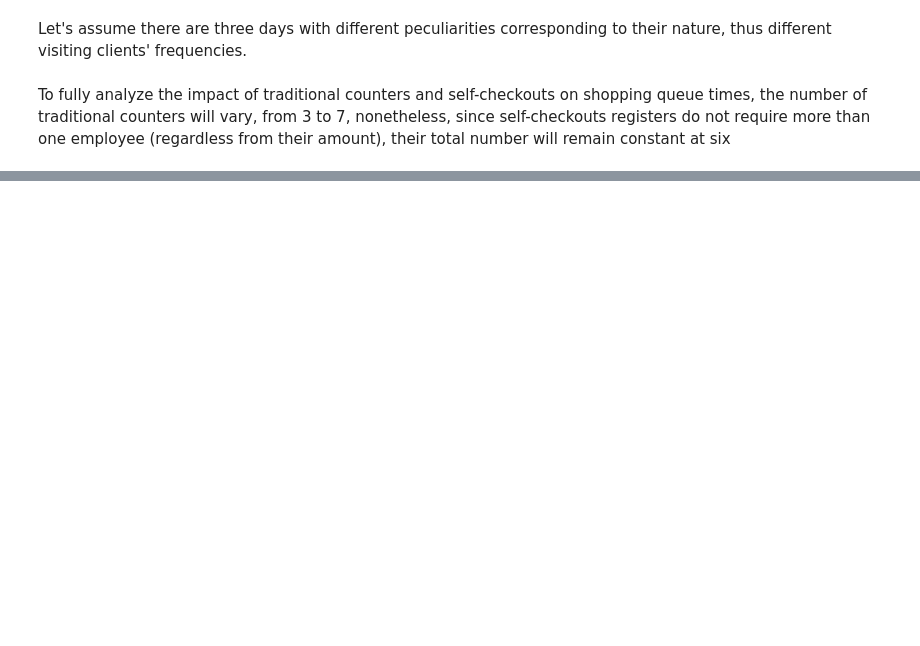
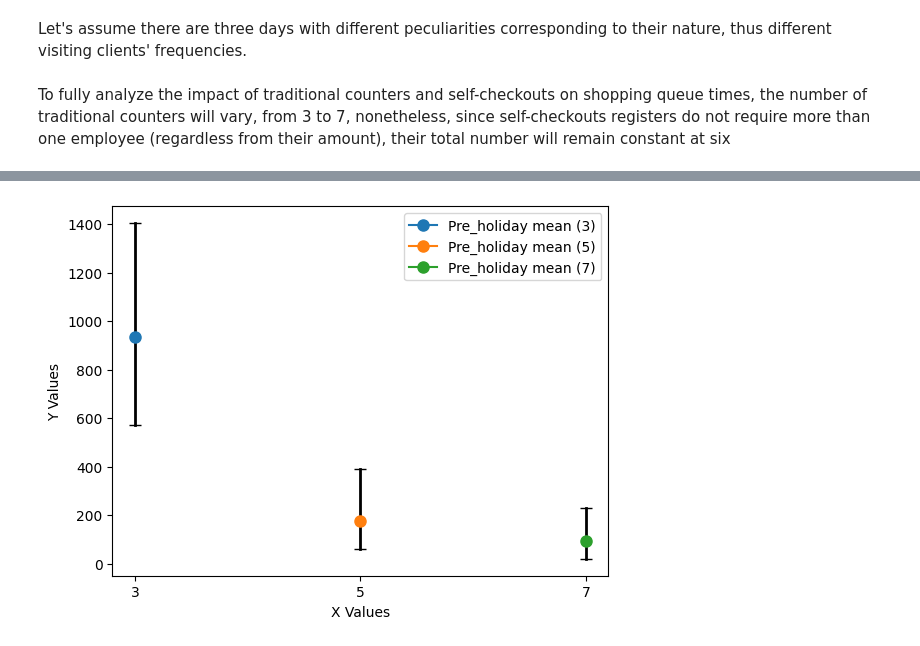
Before and after one commit to Micz26/Symulacja, a Jupyter notebook: notebook.ipynb, the cells around one changed output, grey strips where cells are left out. Drawn from its saved outputs; the diff is of its cells as text; code cells hidden in the pictures; blank space fills up the shorter version.

Commit message:
box plot

```diff
--- a/notebook.ipynb
+++ b/notebook.ipynb
@@ -176,0 +167,19 @@ print(correlation_coefficient)
+# %%
+fig, ax = plt.subplots()
+
+ax.plot([3, 3], [pre_holiday_3_min, pre_holiday_3_max], color='black', linewidth=2, marker='_', markersize=8)
+ax.plot([5, 5], [pre_holiday_5_min, pre_holiday_5_max], color='black', linewidth=2, marker='_', markersize=8)
+ax.plot([7, 7], [pre_holiday_7_min, pre_holiday_7_max], color='black', linewidth=2, marker='_', markersize=8)
+
+ax.plot(3, pre_holiday_3_mean, marker='o', markersize=8, label='Pre_holiday mean (3)')
+ax.plot(5, pre_holiday_5_mean, marker='o', markersize=8, label='Pre_holiday mean (5)')
+ax.plot(7, pre_holiday_7_mean, marker='o', markersize=8, label='Pre_holiday mean (7)')
+
+ax.set_xticks([3, 5, 7])
+ax.set_xlabel('X Values')
+ax.set_ylabel('Y Values')
+
+ax.legend()
+plt.show()
+# %% [output]
+[figure, added]
```
Also changed, not shown: parts of 8 cells of this notebook.
